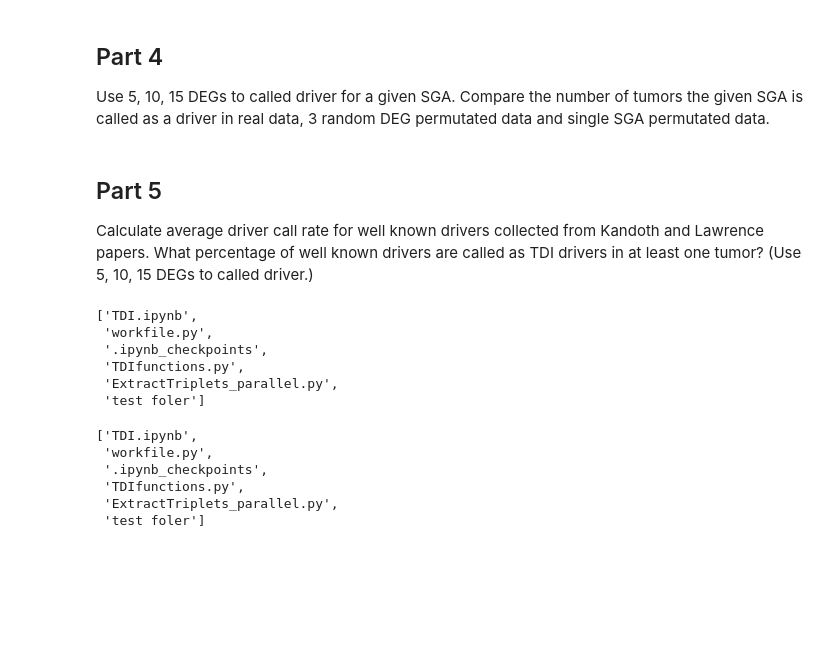
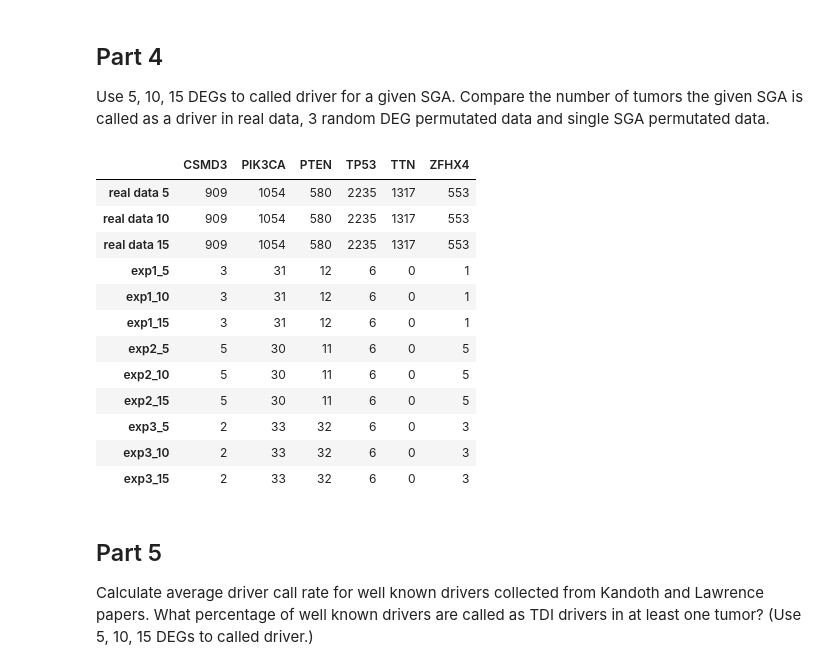
Before and after one commit to minnownino/TDIResultAnalysis, a Jupyter notebook: Python/TDI.ipynb, the cells around one changed output. Cells and saved outputs as stored; diff of their text form; code cells hidden in the pictures; blank space fills up the shorter version.

```diff
--- a/Python/TDI.ipynb
+++ b/Python/TDI.ipynb
@@ -90,6 +130,7 @@ Use 5, 10, 15 DEGs to called driver. Compare the number of drivers per tumor cal
 | rand exp 2    | 0.0      | 0.0   |  0.0
 | rand exp 3    | 0.0      | 0.0   |  0.0
 # %%
+%%writefile TDIfuncs.py
 def read_file(TRIPLET_FILE_PATH, POS_FILE_PATH):
     """
         read the tdi file and posterior file
@@ -98,7 +139,7 @@ def read_file(TRIPLET_FILE_PATH, POS_FILE_PATH):
     # df = pd.read_csv("data_noCT/TSDtriplet.csv")
     # df_posterior = pd.read_csv("data_noCT/PANCAN.postprobcutoff.perSGA.csv")
 
-    df = pd.read_csv(TDI_FILE_PATH)
+    df = pd.read_csv(TRIPLET_FILE_PATH)
     df_posterior = pd.read_csv(POS_FILE_PATH)
     tmp = dict(zip(df_posterior['Unnamed: 0'], df_posterior.PostProbcutoff))
     df['a'] = df.cause_gene_name.map(tmp)
@@ -133 +176,8 @@ def driverCallCompare():
+# %%
+TRIPLET_FILE_PATH = 'REALTriplet.csv'
+EXP1_FILE_PATH = 'DEGTriplet.csv'
+EXP2_FILE_PATH = 'DEGTriplet2.csv'
+EXP3_FILE_PATH = 'DEGTriplet3.csv'
+POS_FILE_PATH = POS_FILE_PATH
+df = read_file(TRIPLET_FILE_PATH, POS_FILE_PATH)
 # %%
@@ -196,3 +229,37 @@ for sga in sgas:
+# %%
+lists = {}
+for sga in sgas:
+    lists[sga] = [len(driverPerTumor_5[driverPerTumor_5.cause_gene_name == sga]['patient_name']),
+                  len(driverPerTumor_5[driverPerTumor_5.cause_gene_name == sga]['patient_name']),
+                  len(driverPerTumor_5[driverPerTumor_5.cause_gene_name == sga]['patient_name']),
+                  len(driverPerTumor_5_exp1[driverPerTumor_5_exp1.cause_gene_name == sga]['patient_name']),
+                  len(driverPerTumor_5_exp1[driverPerTumor_5_exp1.cause_gene_name == sga]['patient_name']),
+                  len(driverPerTumor_5_exp1[driverPerTumor_5_exp1.cause_gene_name == sga]['patient_name']),
+                  len(driverPerTumor_5_exp2[driverPerTumor_5_exp2.cause_gene_name == sga]['patient_name']),
+                  len(driverPerTumor_5_exp2[driverPerTumor_5_exp2.cause_gene_name == sga]['patient_name']),
+                  len(driverPerTumor_5_exp2[driverPerTumor_5_exp2.cause_gene_name == sga]['patient_name']),
+                  len(driverPerTumor_5_exp3[driverPerTumor_5_exp3.cause_gene_name == sga]['patient_name']),
+                  len(driverPerTumor_5_exp3[driverPerTumor_5_exp3.cause_gene_name == sga]['patient_name']),
+                  len(driverPerTumor_5_exp3[driverPerTumor_5_exp3.cause_gene_name == sga]['patient_name']),
+                 ]
+index=['real data 5', 'real data 10', 'real data 15', 'exp1_5', 'exp1_10', 'exp1_15', 'exp2_5', 'exp2_10', 'exp2_15', 'exp3_5', 'exp3_10', 'exp3_15']
+result = pd.DataFrame(lists, index = index)
+# %%
+result
+# %% [output]
+|  | CSMD3 | PIK3CA | PTEN | TP53 | TTN | ZFHX4 |
+| real data 5 | 909 | 1054 | 580 | 2235 | 1317 | 553 |
+| real data 10 | 909 | 1054 | 580 | 2235 | 1317 | 553 |
+| real data 15 | 909 | 1054 | 580 | 2235 | 1317 | 553 |
+| exp1_5 | 3 | 31 | 12 | 6 | 0 | 1 |
+| exp1_10 | 3 | 31 | 12 | 6 | 0 | 1 |
+| exp1_15 | 3 | 31 | 12 | 6 | 0 | 1 |
+| exp2_5 | 5 | 30 | 11 | 6 | 0 | 5 |
+| exp2_10 | 5 | 30 | 11 | 6 | 0 | 5 |
+| exp2_15 | 5 | 30 | 11 | 6 | 0 | 5 |
+| exp3_5 | 2 | 33 | 32 | 6 | 0 | 3 |
+| exp3_10 | 2 | 33 | 32 | 6 | 0 | 3 |
+| exp3_15 | 2 | 33 | 32 | 6 | 0 | 3 |
 # %% [markdown]
 ## Part 5
 Calculate average driver call rate for well known drivers collected from Kandoth and Lawrence papers. What percentage of well known drivers are called as TDI drivers in at least one tumor? (Use 5, 10, 15 DEGs to called driver.)
@@ -201,20 +266,2 @@ import os
-# %%
-os.listdir('.')
-# %% [output]
-['TDI.ipynb',
- 'workfile.py',
- '.ipynb_checkpoints',
- 'TDIfunctions.py',
- 'ExtractTriplets_parallel.py',
- 'test foler']
 # %%
 files = [f for f in os.listdir('.') if os.path.isfile(f)]
-# %%
-os.path.isdir
-# %% [output]
-['TDI.ipynb',
- 'workfile.py',
- '.ipynb_checkpoints',
- 'TDIfunctions.py',
- 'ExtractTriplets_parallel.py',
- 'test foler']
```
Also changed, not shown: parts of 26 cells of this notebook.
